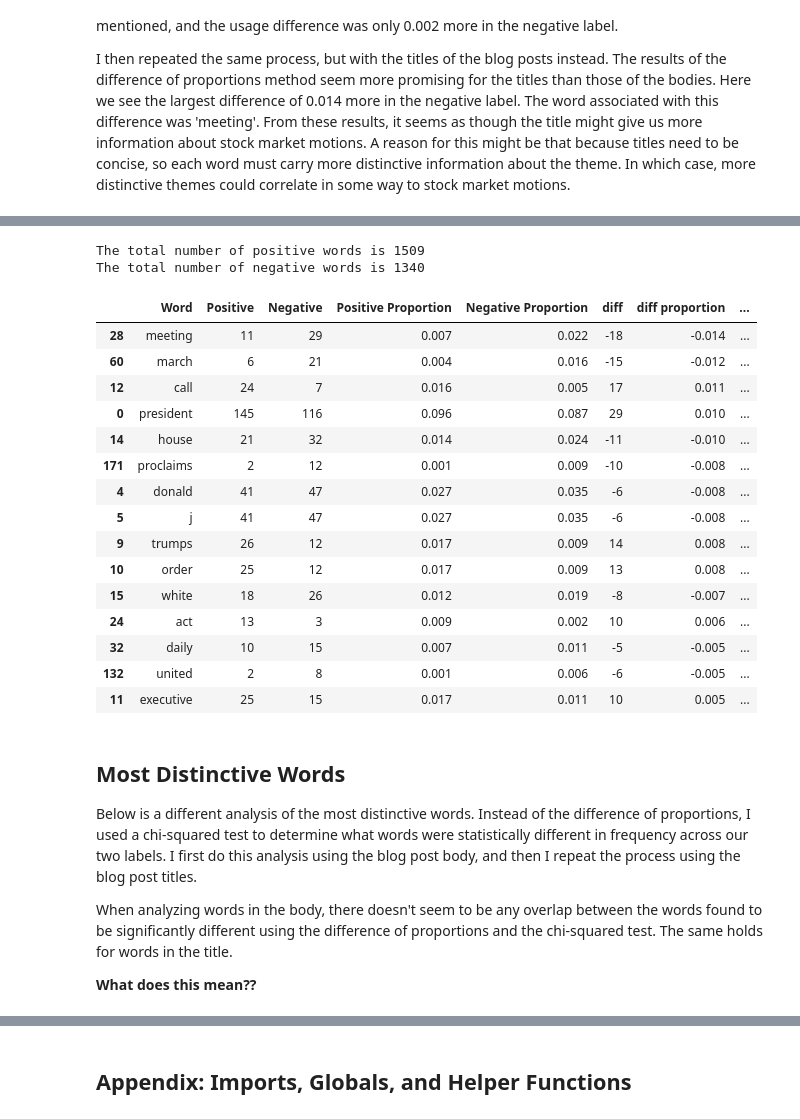
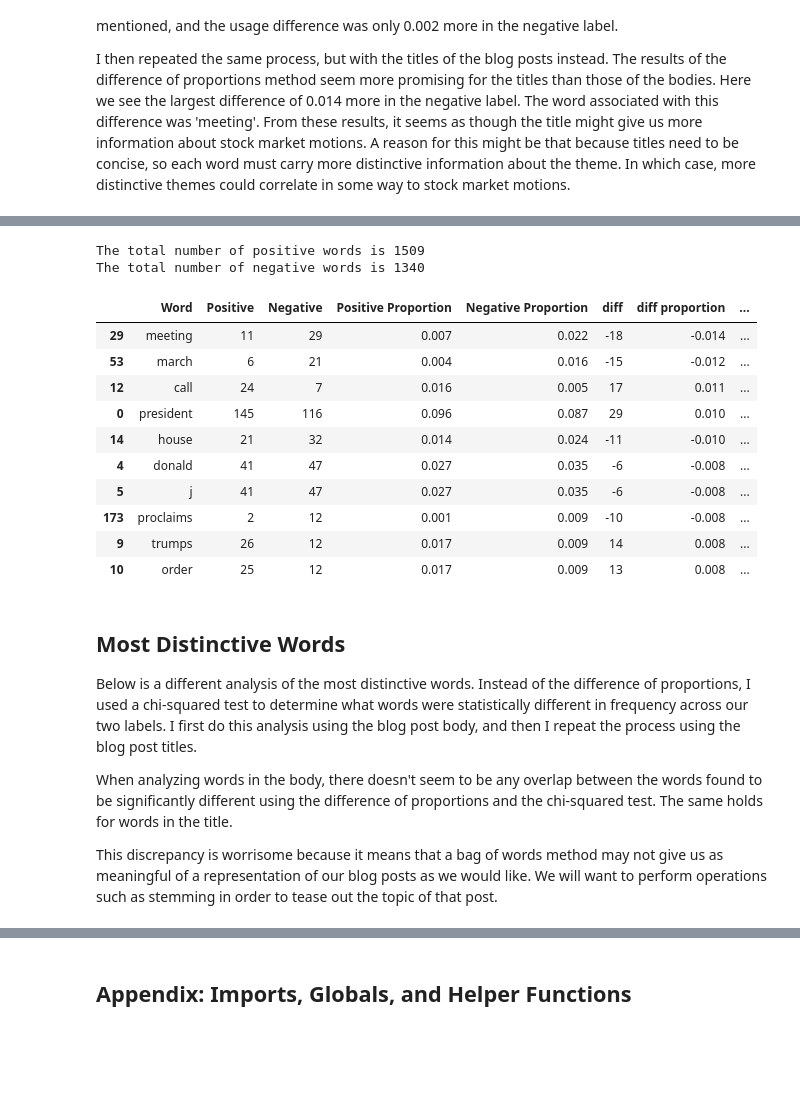
Before and after one commit to rykard95/wh_stocks, a Jupyter notebook: Assignment 3 - Richard.ipynb, the cells around one changed output, grey strips where cells are left out. Drawn from its saved outputs; the diff is of its cells as text; code cells hidden in the pictures; blank space fills up the shorter version.

```diff
--- a/Assignment 3 - Richard.ipynb
+++ b/Assignment 3 - Richard.ipynb
@@ -87,25 +62,20 @@ The total number of negative words is 140548
 # %%
 title_df = generate_word_df(dataset, 'Title')
-title_df[:15]
+title_df[:10]
 # %% [output]
 The total number of positive words is 1509
 The total number of negative words is 1340
 |  | Word | Positive | Negative | Positive Proportion | Negative Proportion | diff | diff proportion | ... |
-| 28 | meeting | 11 | 29 | 0.007 | 0.022 | -18 | -0.014 | ... |
-| 60 | march | 6 | 21 | 0.004 | 0.016 | -15 | -0.012 | ... |
+| 29 | meeting | 11 | 29 | 0.007 | 0.022 | -18 | -0.014 | ... |
+| 53 | march | 6 | 21 | 0.004 | 0.016 | -15 | -0.012 | ... |
 | 12 | call | 24 | 7 | 0.016 | 0.005 | 17 | 0.011 | ... |
 | 0 | president | 145 | 116 | 0.096 | 0.087 | 29 | 0.010 | ... |
 | 14 | house | 21 | 32 | 0.014 | 0.024 | -11 | -0.010 | ... |
-| 171 | proclaims | 2 | 12 | 0.001 | 0.009 | -10 | -0.008 | ... |
 | 4 | donald | 41 | 47 | 0.027 | 0.035 | -6 | -0.008 | ... |
 | 5 | j | 41 | 47 | 0.027 | 0.035 | -6 | -0.008 | ... |
+| 173 | proclaims | 2 | 12 | 0.001 | 0.009 | -10 | -0.008 | ... |
 | 9 | trumps | 26 | 12 | 0.017 | 0.009 | 14 | 0.008 | ... |
 | 10 | order | 25 | 12 | 0.017 | 0.009 | 13 | 0.008 | ... |
-| 15 | white | 18 | 26 | 0.012 | 0.019 | -8 | -0.007 | ... |
-| 24 | act | 13 | 3 | 0.009 | 0.002 | 10 | 0.006 | ... |
-| 32 | daily | 10 | 15 | 0.007 | 0.011 | -5 | -0.005 | ... |
-| 132 | united | 2 | 8 | 0.001 | 0.006 | -6 | -0.005 | ... |
-| 11 | executive | 25 | 15 | 0.017 | 0.011 | 10 | 0.005 | ... |
 # %% [markdown]
 ## Most Distinctive Words
 
@@ -113,6 +83,6 @@ Below is a different analysis of the most distinctive words. Instead of the diff
 
 When analyzing words in the body, there doesn't seem to be any overlap between the words found to be significantly different using the difference of proportions and the chi-squared test. The same holds for words in the title.
 
-**What does this mean??**
+This discrepancy is worrisome because it means that a bag of words method may not give us as meaningful of a representation of our blog posts as we would like. We will want to perform operations such as stemming in order to tease out the topic of that post.
 # %%
 vectorizer = CountVectorizer(stop_words='english')
```
Also changed, not shown: parts of 19 cells of this notebook.
